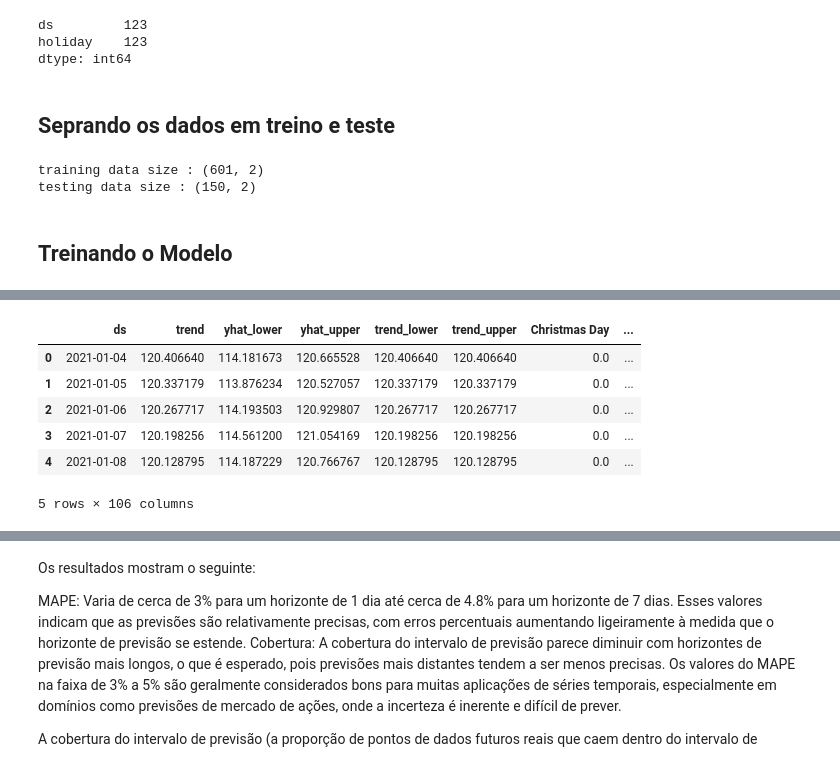
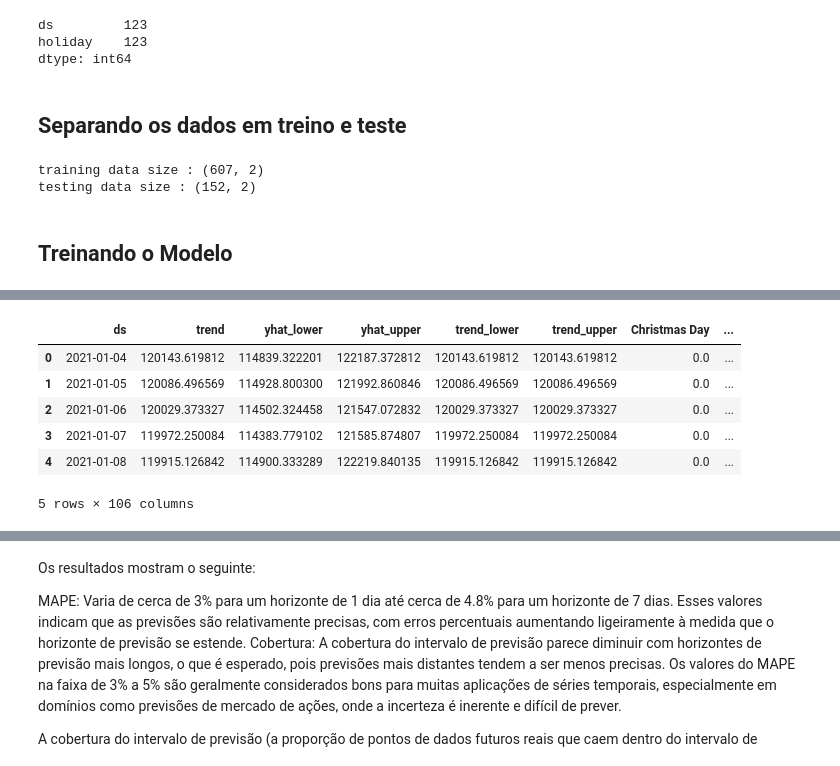
Before and after one commit to alexandre-guerra/Analise-IBOV, a Jupyter notebook: prophet.ipynb, the cells around one changed output, grey strips where cells are left out. Saved outputs shown, nothing was run; the diff lists cells and outputs as text; code cells hidden in the pictures.

```diff
--- a/prophet.ipynb
+++ b/prophet.ipynb
@@ -15,3 +8,9 @@ import utils
 from prophet import Prophet
 from prophet.plot import plot_plotly, plot_components_plotly
 from prophet.diagnostics import cross_validation
+# %%
+
+end_data = datetime.today().strftime('%Y-%m-%d')
+df = yf.download("^BVSP", start="2021-01-01", end=end_data, progress=False)
+df.reset_index(inplace=True)
+df
@@ -18,9 +31,9 @@ from prophet.diagnostics import cross_validation
 # %% [markdown]
 ### Carregando o dataframe e preparando para trabalhar com o Prophet:
 # %%
-df = pd.read_csv('./Ibovespa.csv')
-df = df[['Data', 'Último']]
-df.rename(columns={'Data':'ds','Último':'y'},inplace=True)
+#df = pd.read_csv('./Ibovespa.csv')
+df = df[['Date', 'Close']]
+df.rename(columns={'Date':'ds','Close':'y'},inplace=True)
 df['ds'] = pd.to_datetime(df['ds'], format='%d.%m.%Y')
 df.head()
 # %% [output]
@@ -44,16 +57,17 @@ dtype: int64
 ## Inserindo os feriados importantes:
 # %%
 import holidays
-import holidays
+
+years = list(range(2021, 2026))
 
 # Capturando feriados dos EUA e da NYSE
-us_holidays = holidays.country_holidays('US', years=[2021,2022,2023, 2024, 2025])  # Exemplo para anos específicos
-nyse_holidays = holidays.financial_holidays('NYSE', years=[2021,2022,2023, 2024, 2025])
+us_holidays = holidays.country_holidays('US', years=years)
+nyse_holidays = holidays.financial_holidays('NYSE', years=years)
 
-br_holidays = holidays.country_holidays('BR', years=[2021,2022,2023, 2024, 2025])
+br_holidays = holidays.country_holidays('BR', years=years)
 
 # Capturando os feriados do estado de São Paulo
-sp_holidays = holidays.Brazil(state='SP', years=[2021,2022,2023, 2024, 2025])
+sp_holidays = holidays.Brazil(state='SP', years=years)
 
 us_holidays_df = pd.DataFrame(list(us_holidays.items()), columns=['ds', 'holiday'])
 nyse_holidays_df = pd.DataFrame(list(nyse_holidays.items()), columns=['ds', 'holiday'])
@@ -69,23 +83,21 @@ ds         123
 holiday    123
 dtype: int64
 # %% [markdown]
-## Seprando os dados em treino e teste
+## Separando os dados em treino e teste
 # %%
 train_data = df.sample(frac=0.8, random_state=0)
 test_data = df.drop(train_data.index)
-train_data.sort_values(by='ds', inplace=True)
-test_data.sort_values(by='ds', inplace=True)
 print(f'training data size : {train_data.shape}')
 print(f'testing data size : {test_data.shape}')
 # %% [output]
-training data size : (601, 2)
-testing data size : (150, 2)
+training data size : (607, 2)
+testing data size : (152, 2)
 # %% [markdown]
 ## Treinando o Modelo
 # %%
 m = Prophet(holidays=total_holidays)
 m.fit(train_data)
-future = m.make_future_dataframe(periods=20, freq='M')
+future = m.make_future_dataframe(len(test_data))
 forecast = m.predict(future)
 forecast.head()
 # %% [output]
@@ -94,7 +106,7 @@ forecast.head()
 |  | ds | trend | yhat_lower | yhat_upper | trend_lower | trend_upper | Christmas Day | ... |
-| 0 | 2021-01-04 | 120.406640 | 114.181673 | 120.665528 | 120.406640 | 120.406640 | 0.0 | ... |
-| 1 | 2021-01-05 | 120.337179 | 113.876234 | 120.527057 | 120.337179 | 120.337179 | 0.0 | ... |
-| 2 | 2021-01-06 | 120.267717 | 114.193503 | 120.929807 | 120.267717 | 120.267717 | 0.0 | ... |
-| 3 | 2021-01-07 | 120.198256 | 114.561200 | 121.054169 | 120.198256 | 120.198256 | 0.0 | ... |
-| 4 | 2021-01-08 | 120.128795 | 114.187229 | 120.766767 | 120.128795 | 120.128795 | 0.0 | ... |
+| 0 | 2021-01-04 | 120143.619812 | 114839.322201 | 122187.372812 | 120143.619812 | 120143.619812 | 0.0 | ... |
+| 1 | 2021-01-05 | 120086.496569 | 114928.800300 | 121992.860846 | 120086.496569 | 120086.496569 | 0.0 | ... |
+| 2 | 2021-01-06 | 120029.373327 | 114502.324458 | 121547.072832 | 120029.373327 | 120029.373327 | 0.0 | ... |
+| 3 | 2021-01-07 | 119972.250084 | 114383.779102 | 121585.874807 | 119972.250084 | 119972.250084 | 0.0 | ... |
+| 4 | 2021-01-08 | 119915.126842 | 114900.333289 | 122219.840135 | 119915.126842 | 119915.126842 | 0.0 | ... |
 5 rows × 106 columns
```
Also changed, not shown: parts of 10 cells of this notebook.
